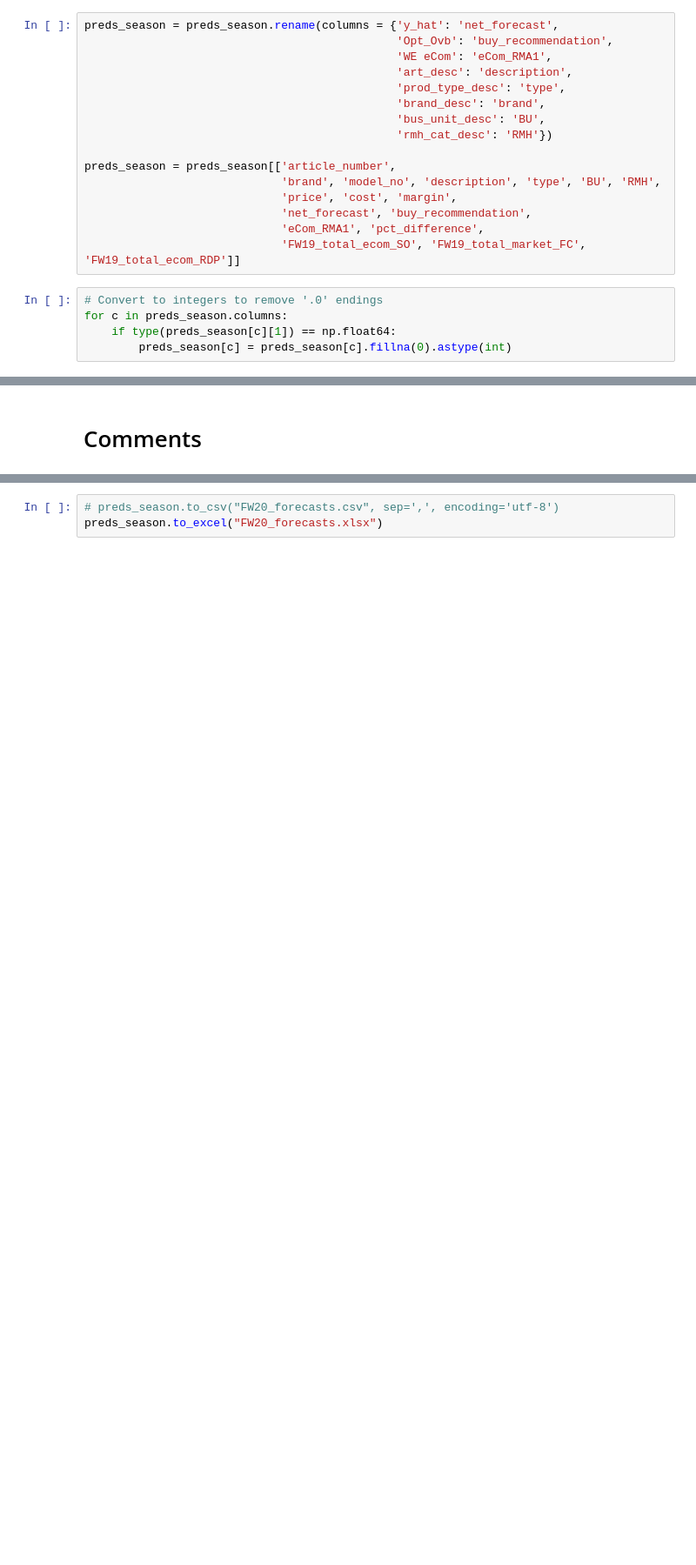
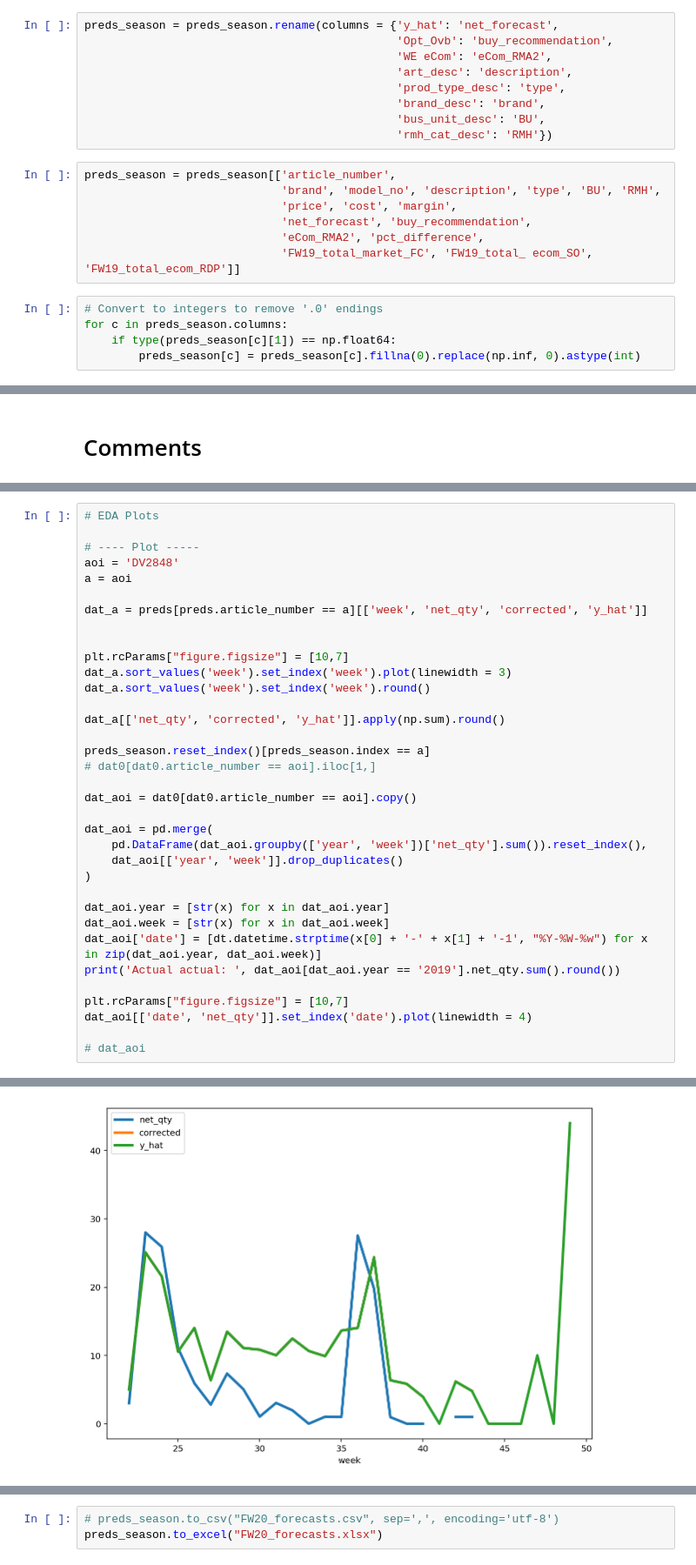
Before and after one commit to cwcomiskey/Misc, a Jupyter notebook: adidas/model_10Sept.ipynb, the cells around one changed output, grey strips where cells are left out. Shown at 87% size. Drawn from its saved outputs; the diff is of its cells as text; blank space fills up the shorter version.

```diff
--- a/adidas/model_10Sept.ipynb
+++ b/adidas/model_10Sept.ipynb
@@ -961,21 +810,21 @@ preds_season = pd.merge(
 # %%
 preds_season = preds_season.rename(columns = {'y_hat': 'net_forecast',
                                               'Opt_Ovb': 'buy_recommendation',
-                                              'WE eCom': 'eCom_RMA1',
+                                              'WE eCom': 'eCom_RMA2',
                                               'art_desc': 'description',
                                               'prod_type_desc': 'type',
                                               'brand_desc': 'brand',
                                               'bus_unit_desc': 'BU',
                                               'rmh_cat_desc': 'RMH'})
-
-preds_season = preds_season[['article_number',
-                             'brand', 'model_no', 'description', 'type', 'BU', 'RMH',
-                             'price', 'cost', 'margin',
-                             'net_forecast', 'buy_recommendation',
-                             'eCom_RMA1', 'pct_difference',
-                             'FW19_total_ecom_SO', 'FW19_total_market_FC', 'FW19_total_ecom_RDP']]
+# %%
+preds_season = preds_season[['article_number',
+                             'brand', 'model_no', 'description', 'type', 'BU', 'RMH',
+                             'price', 'cost', 'margin',
+                             'net_forecast', 'buy_recommendation',
+                             'eCom_RMA2', 'pct_difference',
+                             'FW19_total_market_FC', 'FW19_total_ ecom_SO', 'FW19_total_ecom_RDP']]
 # %%
 # Convert to integers to remove '.0' endings
 for c in preds_season.columns:
     if type(preds_season[c][1]) == np.float64:
-        preds_season[c] = preds_season[c].fillna(0).astype(int)
+        preds_season[c] = preds_season[c].fillna(0).replace(np.inf, 0).astype(int)
@@ -989,0 +855,36 @@ len(preds_season.index.unique())
+# %%
+# EDA Plots
+
+# ---- Plot -----
+aoi = 'DV2848'
+a = aoi
+
+dat_a = preds[preds.article_number == a][['week', 'net_qty', 'corrected', 'y_hat']]
+
+
+plt.rcParams["figure.figsize"] = [10,7]
+dat_a.sort_values('week').set_index('week').plot(linewidth = 3)
+dat_a.sort_values('week').set_index('week').round()
+
+dat_a[['net_qty', 'corrected', 'y_hat']].apply(np.sum).round()
+
+preds_season.reset_index()[preds_season.index == a]
+# dat0[dat0.article_number == aoi].iloc[1,]
+
+dat_aoi = dat0[dat0.article_number == aoi].copy()
+
+dat_aoi = pd.merge(
+    pd.DataFrame(dat_aoi.groupby(['year', 'week'])['net_qty'].sum()).reset_index(),
+    dat_aoi[['year', 'week']].drop_duplicates()
+)
+
+dat_aoi.year = [str(x) for x in dat_aoi.year]
+dat_aoi.week = [str(x) for x in dat_aoi.week]
+dat_aoi['date'] = [dt.datetime.strptime(x[0] + '-' + x[1] + '-1', "%Y-%W-%w") for x in zip(dat_aoi.year, dat_aoi.week)]
+print('Actual actual: ', dat_aoi[dat_aoi.year == '2019'].net_qty.sum().round())
+
+plt.rcParams["figure.figsize"] = [10,7]
+dat_aoi[['date', 'net_qty']].set_index('date').plot(linewidth = 4)
+
+# dat_aoi
+# %% [output]
@@ -989,0 +918 @@ len(preds_season.index.unique())
+[figure, added]
```
Also changed, not shown: parts of 72 cells of this notebook, 1 other file.
